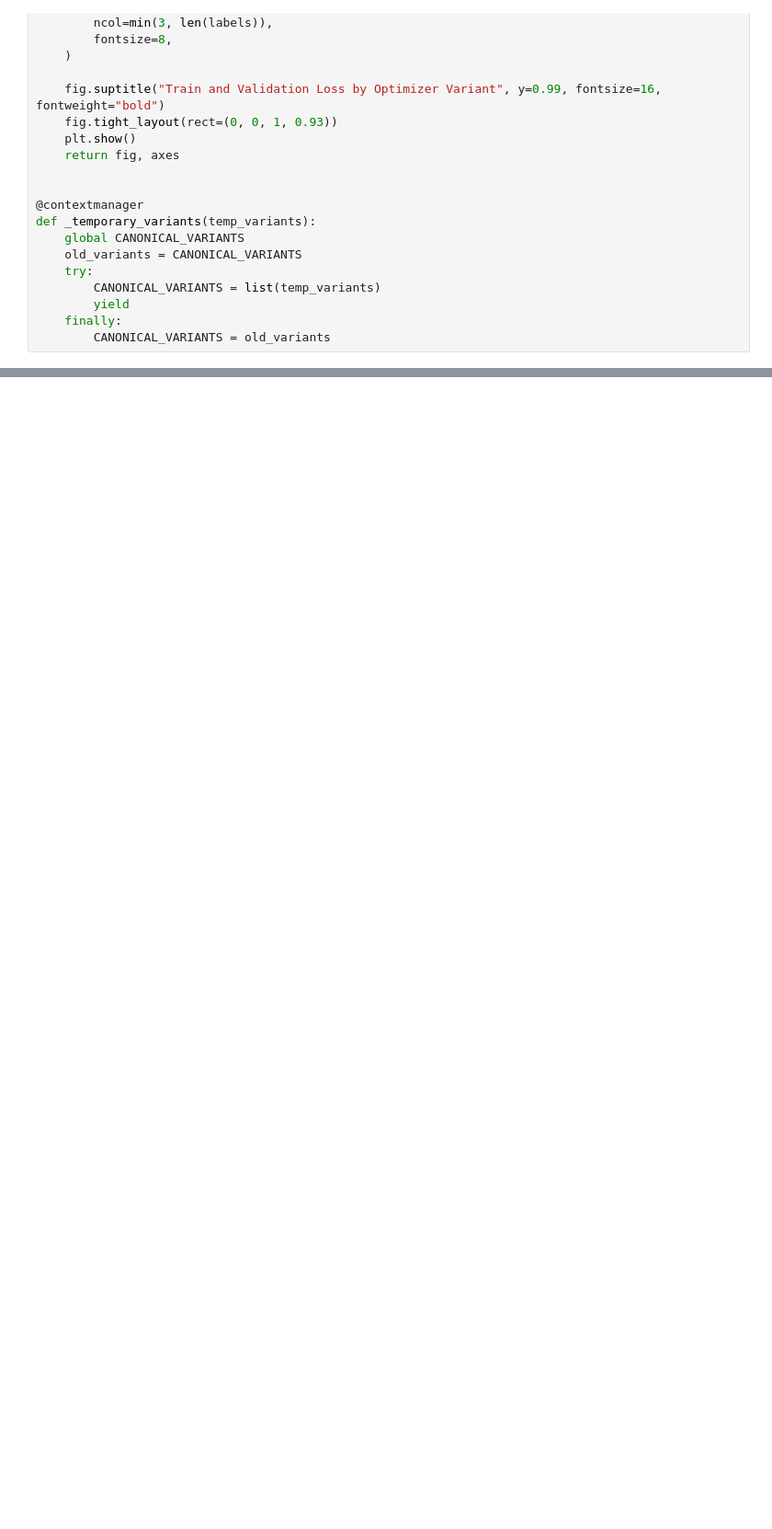
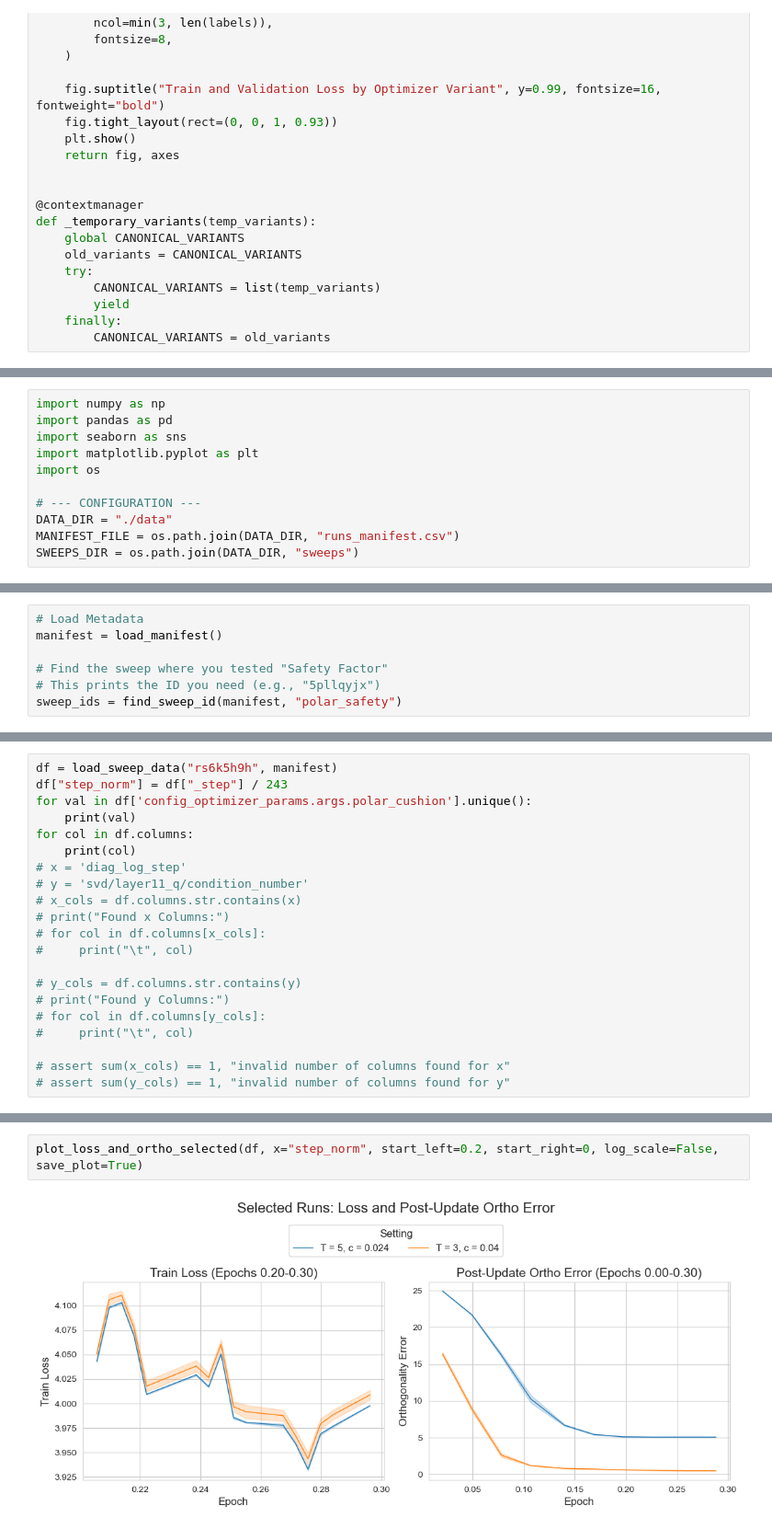
Before and after one commit to nraultwang/cs182-project, a Jupyter notebook: plotting/main.ipynb, the cells around one changed output, grey strips where cells are left out. Shown at 92% size. Drawn from its saved outputs; the diff is of its cells as text; blank space fills up the shorter version.

```diff
--- a/plotting/main.ipynb
+++ b/plotting/main.ipynb
@@ -804,0 +1690,11 @@ with _temporary_variants(_pe_family):
+# %%
+import numpy as np
+import pandas as pd
+import seaborn as sns
+import matplotlib.pyplot as plt
+import os
+
+# --- CONFIGURATION ---
+DATA_DIR = "./data"
+MANIFEST_FILE = os.path.join(DATA_DIR, "runs_manifest.csv")
+SWEEPS_DIR = os.path.join(DATA_DIR, "sweeps")
@@ -804,0 +1784,7 @@ with _temporary_variants(_pe_family):
+# %%
+# Load Metadata
+manifest = load_manifest()
+
+# Find the sweep where you tested "Safety Factor"
+# This prints the ID you need (e.g., "5pllqyjx")
+sweep_ids = find_sweep_id(manifest, "polar_safety")
@@ -804,0 +2007,21 @@ with _temporary_variants(_pe_family):
+# %%
+df = load_sweep_data("rs6k5h9h", manifest)
+df["step_norm"] = df["_step"] / 243
+for val in df['config_optimizer_params.args.polar_cushion'].unique():
+    print(val)
+for col in df.columns:
+    print(col)
+# x = 'diag_log_step'
+# y = 'svd/layer11_q/condition_number'
+# x_cols = df.columns.str.contains(x)
+# print("Found x Columns:")
+# for col in df.columns[x_cols]:
+#     print("\t", col)
+
+# y_cols = df.columns.str.contains(y)
+# print("Found y Columns:")
+# for col in df.columns[y_cols]:
+#     print("\t", col)
+
+# assert sum(x_cols) == 1, "invalid number of columns found for x"
+# assert sum(y_cols) == 1, "invalid number of columns found for y"
@@ -804,0 +2265,4 @@ with _temporary_variants(_pe_family):
+# %%
+plot_loss_and_ortho_selected(df, x="step_norm", start_left=0.2, start_right=0, log_scale=False, save_plot=True)
+# %% [output]
+[figure, added]
```
Also changed, not shown: parts of 36 cells of this notebook, 4 other files.
